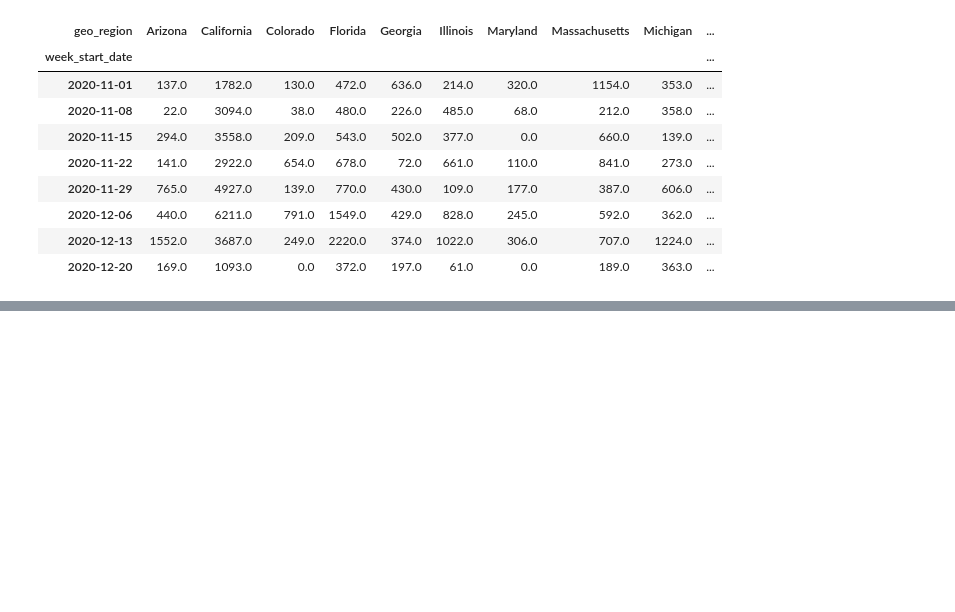
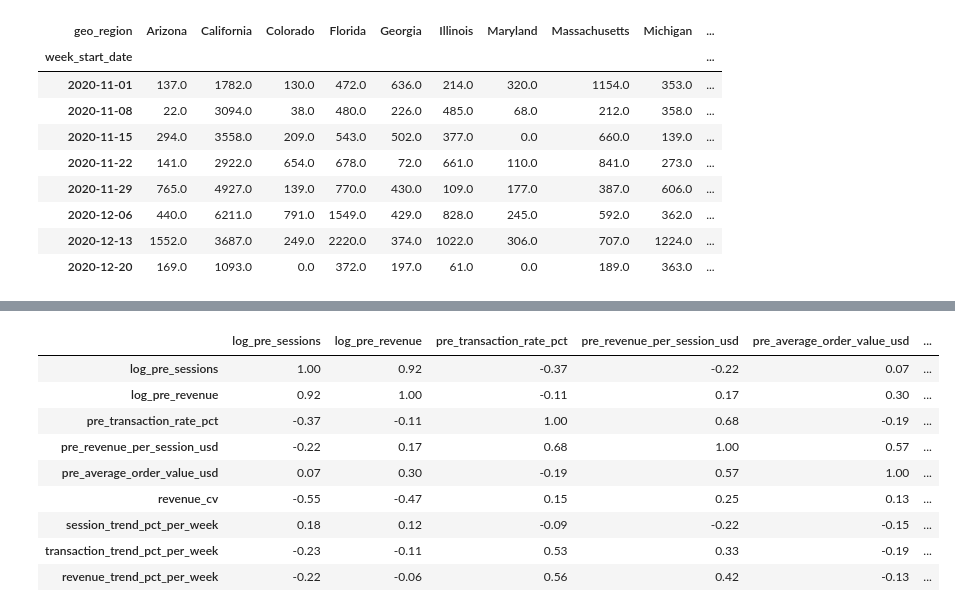
Before and after one commit to miaadnbz/privacy-durable-measurement-360, a Jupyter notebook: notebooks/01_geo_holdout_matching_and_power.ipynb, the cells around one changed output, grey strips where cells are left out. Saved outputs shown, nothing was run; the diff lists cells and outputs as text; code cells hidden in the pictures; blank space fills up the shorter version.

```diff
--- a/notebooks/01_geo_holdout_matching_and_power.ipynb
+++ b/notebooks/01_geo_holdout_matching_and_power.ipynb
@@ -328,0 +553,22 @@ MATCHING MATRICES: PASS
+# %%
+region_features["log_pre_sessions"] = np.log1p(
+    region_features["pre_sessions"]
+)
+
+region_features["log_pre_revenue"] = np.log1p(
+    region_features["pre_revenue_usd"]
+)
+
+matching_feature_columns = [
+    "log_pre_sessions",
+    "log_pre_revenue",
+    "pre_transaction_rate_pct",
+    "revenue_cv",
+    "session_trend_pct_per_week",
+    "revenue_trend_pct_per_week"
+]
+
+print("Selected matching features:")
+
+for feature in matching_feature_columns:
+    print("-", feature)
@@ -328,0 +583,31 @@ MATCHING MATRICES: PASS
+# %%
+correlation_columns = [
+    "log_pre_sessions",
+    "log_pre_revenue",
+    "pre_transaction_rate_pct",
+    "pre_revenue_per_session_usd",
+    "pre_average_order_value_usd",
+    "revenue_cv",
+    "session_trend_pct_per_week",
+    "transaction_trend_pct_per_week",
+    "revenue_trend_pct_per_week"
+]
+
+feature_correlations = (
+    region_features[correlation_columns]
+    .corr()
+    .round(2)
+)
+
+display(feature_correlations)
+# %% [output]
+|  | log_pre_sessions | log_pre_revenue | pre_transaction_rate_pct | pre_revenue_per_session_usd | pre_average_order_value_usd | ... |
+| log_pre_sessions | 1.00 | 0.92 | -0.37 | -0.22 | 0.07 | ... |
+| log_pre_revenue | 0.92 | 1.00 | -0.11 | 0.17 | 0.30 | ... |
+| pre_transaction_rate_pct | -0.37 | -0.11 | 1.00 | 0.68 | -0.19 | ... |
+| pre_revenue_per_session_usd | -0.22 | 0.17 | 0.68 | 1.00 | 0.57 | ... |
+| pre_average_order_value_usd | 0.07 | 0.30 | -0.19 | 0.57 | 1.00 | ... |
+| revenue_cv | -0.55 | -0.47 | 0.15 | 0.25 | 0.13 | ... |
+| session_trend_pct_per_week | 0.18 | 0.12 | -0.09 | -0.22 | -0.15 | ... |
+| transaction_trend_pct_per_week | -0.23 | -0.11 | 0.53 | 0.33 | -0.19 | ... |
+| revenue_trend_pct_per_week | -0.22 | -0.06 | 0.56 | 0.42 | -0.13 | ... |
```
Also changed, not shown: parts of 10 cells of this notebook.
